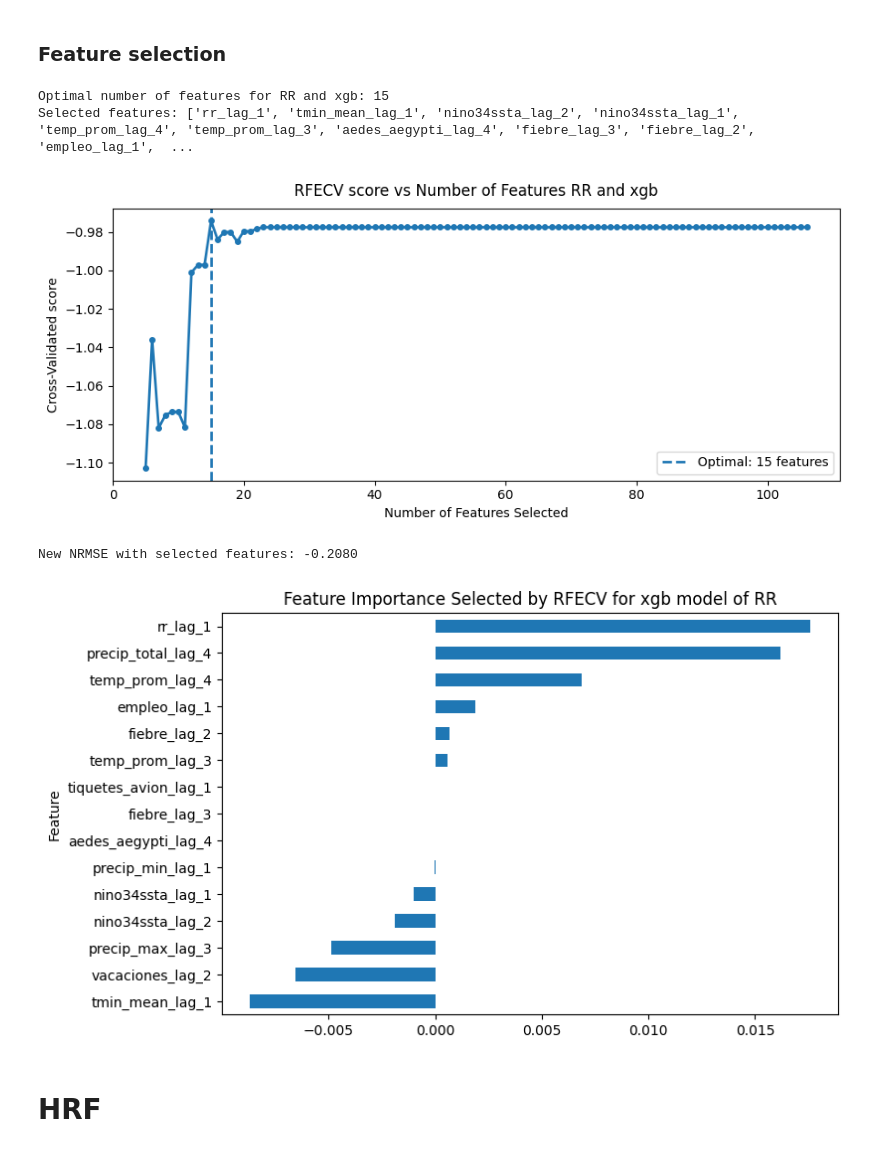
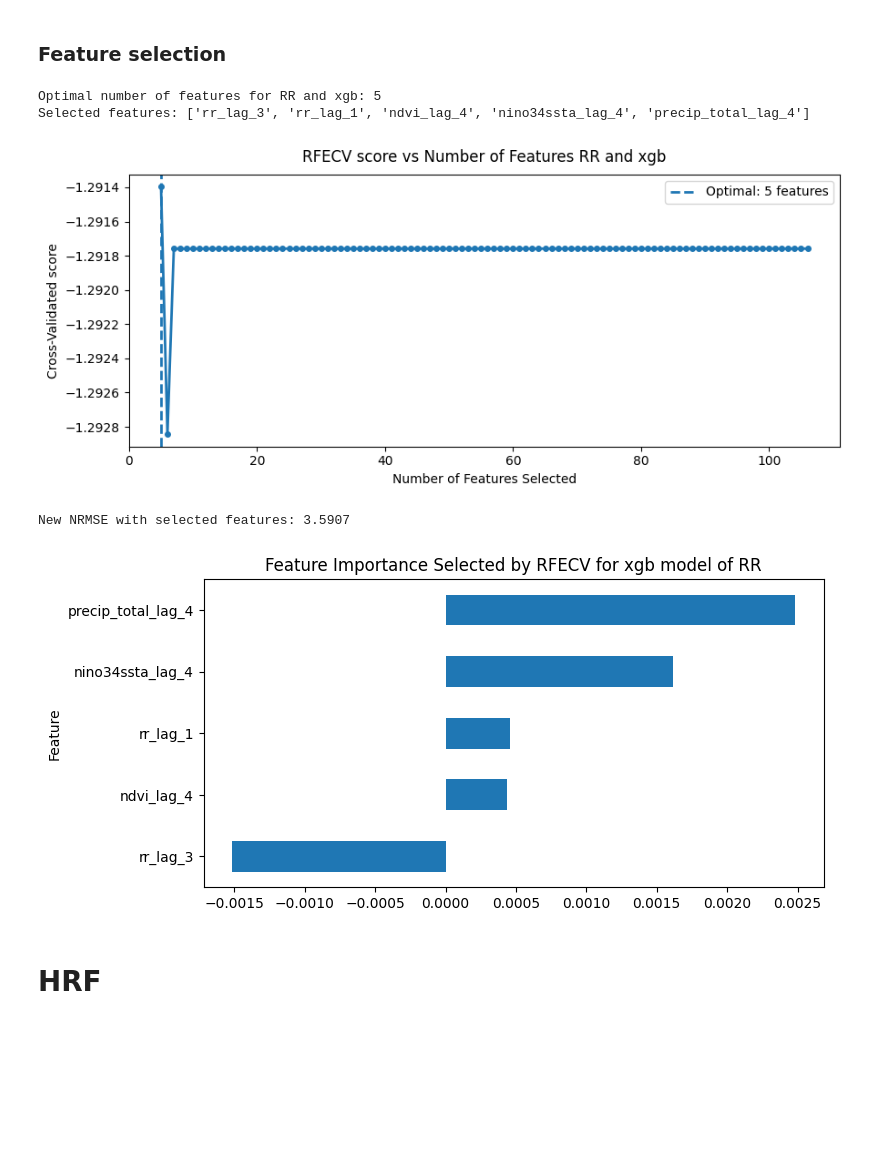
Before and after one commit to artisticlimon/dengue-model, a Jupyter notebook: models/model_scripts/models_for_each_canton.ipynb, the cells around one changed output. Cells and saved outputs as stored; diff of their text form; code cells hidden in the pictures; blank space fills up the shorter version.

```diff
--- a/models/model_scripts/models_for_each_canton.ipynb
+++ b/models/model_scripts/models_for_each_canton.ipynb
@@ -657,13 +657,13 @@ worst_xgb.var_importance(X_test, y_test, "xgb", repeats = 100, var = "RR")
 ### Feature selection
 # %%
 X_combined, y_combined, X_train, X_test, y_test, test, pds, epsilon = worst_xgb.partition()
-worst_xgb.rfecv_selection("xgb", X_combined, y_combined, X_test, y_test, pds, repeats = 100, var = "RR")
+worst_xgb.rfecv_selection("xgb", X_combined, y_combined, X_test, y_test, pds, epsilon, repeats = 100, var = "RR")
 # %% [output]
-Optimal number of features for RR and xgb: 15
-Selected features: ['rr_lag_1', 'tmin_mean_lag_1', 'nino34ssta_lag_2', 'nino34ssta_lag_1', 'temp_prom_lag_4', 'temp_prom_lag_3', 'aedes_aegypti_lag_4', 'fiebre_lag_3', 'fiebre_lag_2', 'empleo_lag_1',  ...
+Optimal number of features for RR and xgb: 5
+Selected features: ['rr_lag_3', 'rr_lag_1', 'ndvi_lag_4', 'nino34ssta_lag_4', 'precip_total_lag_4']
-[figure, old version]
+[figure, new version]
-New NRMSE with selected features: -0.2080
+New NRMSE with selected features: 3.5907
-[figure, old version]
+[figure, new version]
 # %% [markdown]
 # HRF
 # %% [markdown]
```
Also changed, not shown: parts of 10 cells of this notebook, 1 other file.
